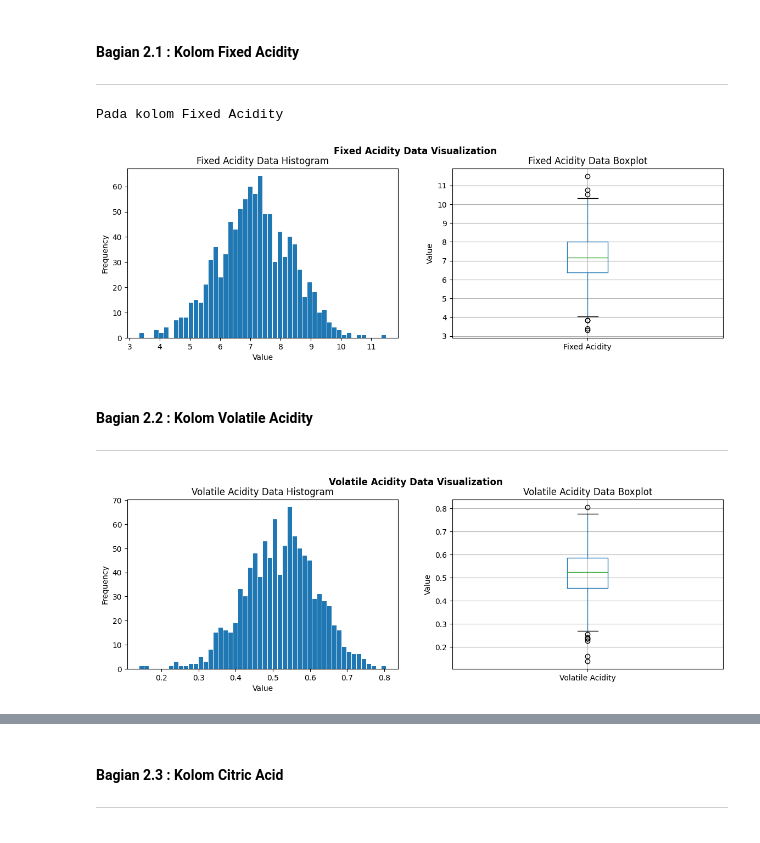
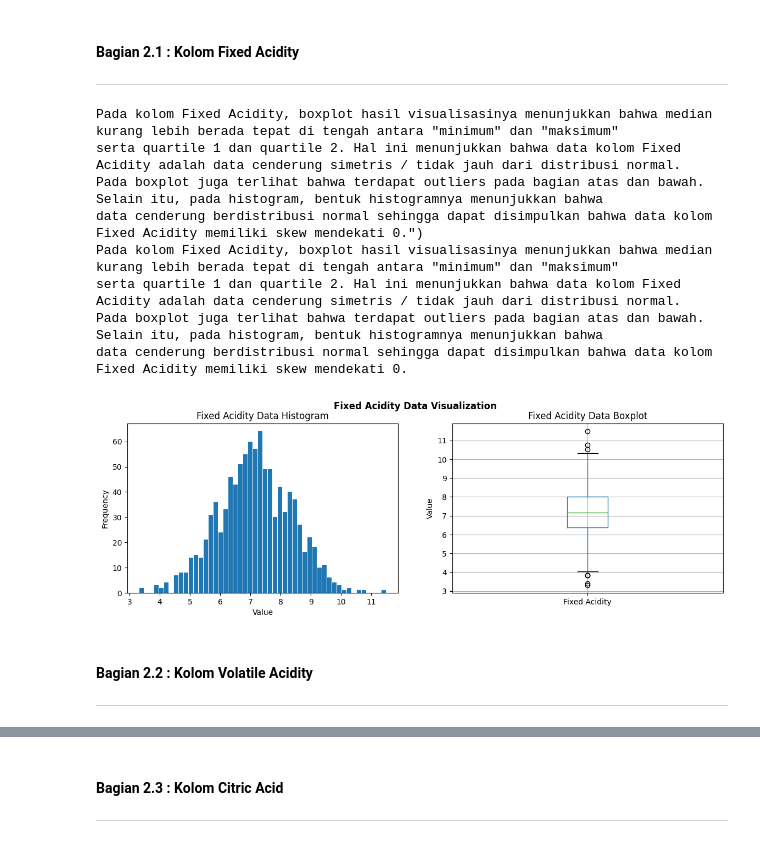
Before and after one commit to AustinPardosi/Tubes_Probstat, a Jupyter notebook: Tubes.ipynb, the cells around one changed output, grey strips where cells are left out. Cells and saved outputs as stored; diff of their text form; code cells hidden in the pictures.

```diff
--- a/Tubes.ipynb
+++ b/Tubes.ipynb
@@ -170,19 +170,24 @@ Visualisasi beserta penjelasannya dibagi menjadi beberapa bagian berdasarkan kol
 # %% [markdown]
 #### Bagian 2.1 : Kolom Fixed Acidity <a id="soal-2-1"></a>
 ---
-# %%
-# Visualisasi Kolom Fixed Acidity
-vizualizePlot("Fixed Acidity")
-
-print("Pada kolom Fixed Acidity")
-# %% [output]
-Pada kolom Fixed Acidity
-[figure, removed]
+# %%
+# Visualisasi Kolom Fixed Acidity
+vizualizePlot("Fixed Acidity")
+
+print('''Pada kolom Fixed Acidity, boxplot hasil visualisasinya menunjukkan bahwa median kurang lebih berada tepat di tengah antara "minimum" dan "maksimum"
+serta Q1 dan Q3. Hal ini menunjukkan bahwa data kolom Fixed Acidity adalah data cenderung simetris / tidak jauh dari distribusi normal.
+Pada boxplot juga terlihat bahwa terdapat outliers pada bagian atas dan bawah. Selain itu, pada histogram, bentuk histogramnya menunjukkan bahwa
+data cenderung berdistribusi normal sehingga dapat disimpulkan bahwa data kolom Fixed Acidity memiliki skew mendekati 0.''')
+# %% [output]
+Pada kolom Fixed Acidity, boxplot hasil visualisasinya menunjukkan bahwa median kurang lebih berada tepat di tengah antara "minimum" dan "maksimum"
+serta quartile 1 dan quartile 2. Hal ini menunjukkan bahwa data kolom Fixed Acidity adalah data cenderung simetris / tidak jauh dari distribusi normal.
+Pada boxplot juga terlihat bahwa terdapat outliers pada bagian atas dan bawah. Selain itu, pada histogram, bentuk histogramnya menunjukkan bahwa
+data cenderung berdistribusi normal sehingga dapat disimpulkan bahwa data kolom Fixed Acidity memiliki skew mendekati 0.")
+Pada kolom Fixed Acidity, boxplot hasil visualisasinya menunjukkan bahwa median kurang lebih berada tepat di tengah antara "minimum" dan "maksimum"
+serta quartile 1 dan quartile 2. Hal ini menunjukkan bahwa data kolom Fixed Acidity adalah data cenderung simetris / tidak jauh dari distribusi normal.
+Pada boxplot juga terlihat bahwa terdapat outliers pada bagian atas dan bawah. Selain itu, pada histogram, bentuk histogramnya menunjukkan bahwa
+data cenderung berdistribusi normal sehingga dapat disimpulkan bahwa data kolom Fixed Acidity memiliki skew mendekati 0.
+[figure, added]
 # %% [markdown]
 #### Bagian 2.2 : Kolom Volatile Acidity <a id="soal-2-2"></a>
 ---
-# %%
-# Visualisasi Kolom Volatile Acidity
-vizualizePlot("Volatile Acidity")
-# %% [output]
-[figure, removed]
```
Also changed, not shown: parts of 21 cells of this notebook.
